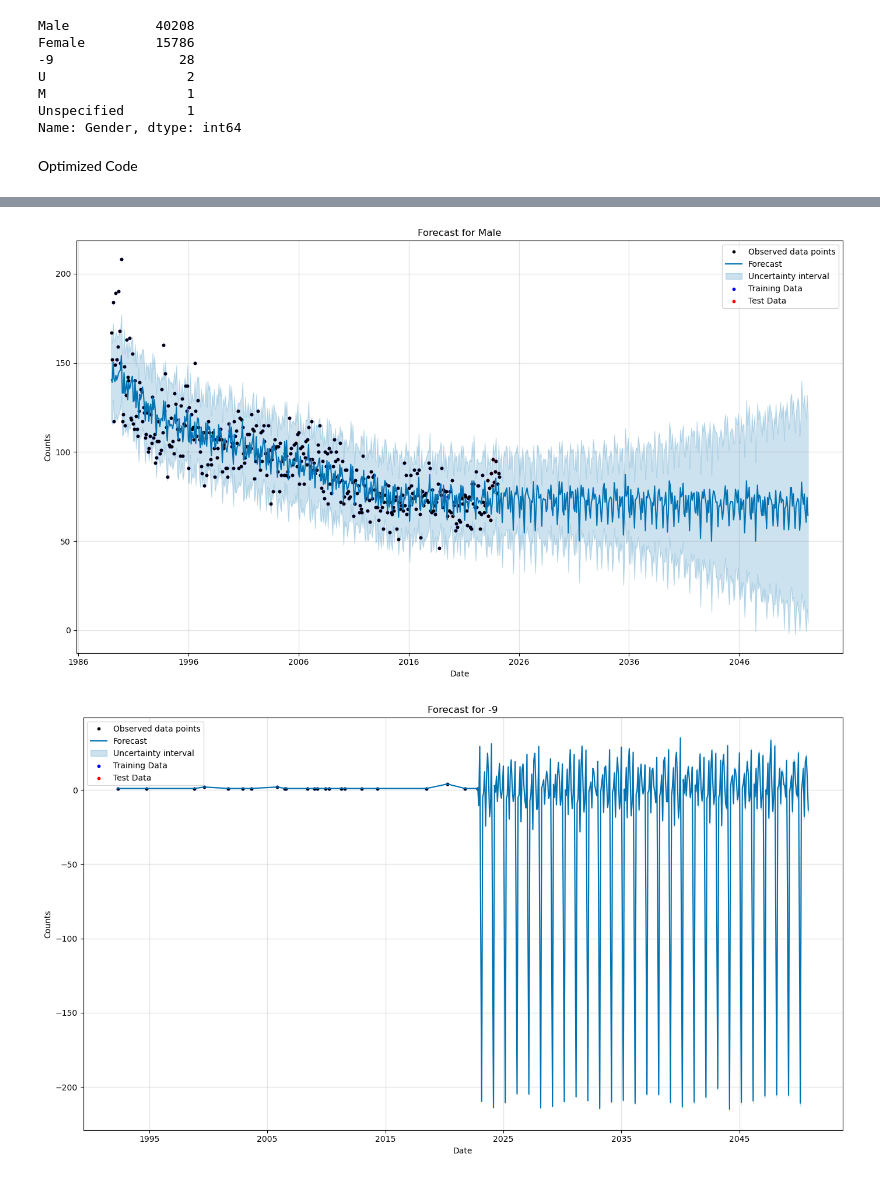
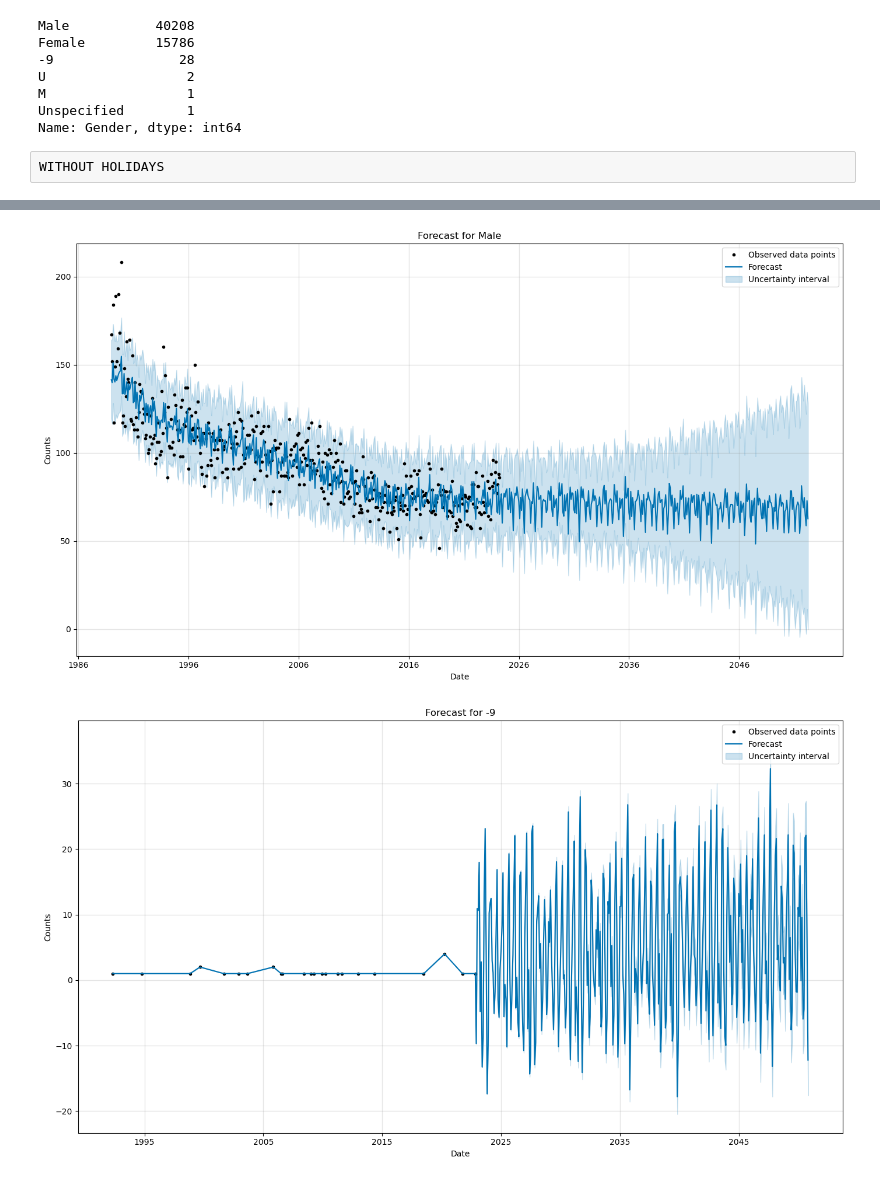
Before and after one commit to mraminamiri/Time-Seri, a Jupyter notebook: gender/Gender.ipynb, the cells around one changed output, grey strips where cells are left out. Cells and saved outputs as stored; diff of their text form; code cells hidden in the pictures.

```diff
--- a/gender/Gender.ipynb
+++ b/gender/Gender.ipynb
@@ -24,14 +29,19 @@ U                  2
 M                  1
 Unspecified        1
 Name: Gender, dtype: int64
-# %% [markdown]
-Optimized Code
+# %% [raw]
+WITHOUT HOLIDAYS
 # %%
-import pandas as pd
-import matplotlib.pyplot as plt
-from sklearn.metrics import mean_absolute_error, mean_squared_error, r2_score
-from statsmodels.tsa.stattools import adfuller
+#WITHOUT HOLIDAYS
+#WITHOUT HOLIDAYS
+#WITHOUT HOLIDAYS
+#WITHOUT HOLIDAYS
+#WITHOUT HOLIDAYS
+#WITHOUT HOLIDAYS
 
+
+
+# Function to calculate mean absolute percentage error
 def mean_absolute_percentage_error(y_true, y_pred):
     y_true, y_pred = pd.Series(y_true), pd.Series(y_pred)
     return (abs((y_true - y_pred) / y_true)).mean() * 100
@@ -69,7 +79,7 @@ def forecast_feature(data, feature):
         # Initialize and fit the Prophet model
         model = Prophet(interval_width=0.95,
                         yearly_seasonality=True,
-                        daily_seasonality=True,
+                        daily_seasonality=False,
                         weekly_seasonality=True,
                         seasonality_mode='additive')
         model.fit(value_data)
@@ -115,12 +125,12 @@ for value, forecast in forecasts.items():
     print(f"{value} - MAE: {mae:.2f}, MSE: {mse:.2f}, MAPE: {mape:.2f}%")
     print(f"Forecast vs Actual for first three months of 2024 for {value}:")
     future_2024 = forecast[(forecast['ds'] >= '2024-01-01') & (forecast['ds'] <= '2024-03-31')]
-    print(future_2024[['ds', 'yhat', 'yhat_lower', 'yhat_upper']])
+    print(future_2024[['ds', 'yhat', 'yhat_lower', 'yhat_upper']].round(2))
 
     # Filter actual counts for first three months of 2024
     actual_counts_2024 = data[(data['Date'] >= '2024-01-01') & (data['Date'] <= '2024-03-31') & (data[feature] == value)]
     actual_counts_2024 = actual_counts_2024.groupby('Date').size().reset_index(name='Counts')
-    print(actual_counts_2024)
+    print(actual_counts_2024.round(2))
     print()
 
     # Print forecast for 2030, 2040, and 2050
@@ -129,17 +139,24 @@ for value, forecast in forecasts.items():
     future_2050 = forecast[(forecast['ds'] >= '2050-01-01') & (forecast['ds'] <= '2050-12-31')]
 
     print(f"Forecast for {value} in 2030:")
-    print(future_2030[['ds', 'yhat', 'yhat_lower', 'yhat_upper']])
+    print(future_2030[['ds', 'yhat', 'yhat_lower', 'yhat_upper']].round(2))
     print()
 
     print(f"Forecast for {value} in 2040:")
-    print(future_2040[['ds', 'yhat', 'yhat_lower', 'yhat_upper']])
+    print(future_2040[['ds', 'yhat', 'yhat_lower', 'yhat_upper']].round(2))
     print()
 
     print(f"Forecast for {value} in 2050:")
-    print(future_2050[['ds', 'yhat', 'yhat_lower', 'yhat_upper']])
+    print(future_2050[['ds', 'yhat', 'yhat_lower', 'yhat_upper']].round(2))
     print()
+    total_2030 = future_2030['yhat'].sum()
+    total_2040 = future_2040['yhat'].sum()
+    total_2050 = future_2050['yhat'].sum()
 
+    print(f"Total forecasted counts for {value} in 2030: {total_2030:.2f}")
+    print(f"Total forecasted counts for {value} in 2040: {total_2040:.2f}")
+    print(f"Total forecasted counts for {value} in 2050: {total_2050:.2f}")
+    print()
 # Plot the forecasts in separate figures
 for value, forecast in forecasts.items():
     fig, ax = plt.subplots(figsize=(14, 8))
@@ -147,12 +164,12 @@ for value, forecast in forecasts.items():
     model.plot(forecast, ax=ax, xlabel='Date', ylabel='Counts')
 
     # Plot training data
-    train_time_data = data[data[feature] == value].groupby('Date').size().reset_index(name='Counts')
-    ax.scatter(train_time_data['Date'], train_time_data['Counts'], color='blue', s=10, label='Training Data')
+    #train_time_data = data[data[feature] == value].groupby('Date').size().reset_index(name='Counts')
+    #ax.scatter(train_time_data['Date'], train_time_data['Counts'], color='blue', s=10, label='Training Data')
 
     # Plot test data
-    test_time_data = test_data[test_data[feature] == value].groupby('Date').size().reset_index(name='Counts')
-    ax.scatter(test_time_data['Date'], test_time_data['Counts'], color='red', s=10, label='Test Data')
+   # test_time_data = test_data[test_data[feature] == value].groupby('Date').size().reset_index(name='Counts')
+    #ax.scatter(test_time_data['Date'], test_time_data['Counts'], color='red', s=10, label='Test Data')
 
     ax.legend()
     ax.set_title(f'Forecast for {value}')
@@ -170,14 +187,14 @@ for value, forecast in forecasts.items():
     time_data = data[data[feature] == value].groupby('Date').size().reset_index(name='Counts')
     adf_result = adfuller(time_data['Counts'])
     print(f"\n{feature}: {value}")
-    print(f"ADF Statistic: {adf_result[0]}")
-    print(f"p-value: {adf_result[1]}")
-    for key, value in adf_result[4].items():
-        print(f"Critical Value {key}: {value}")
+    print(f"ADF Statistic: {adf_result[0]:.2f}")
+    print(f"p-value: {adf_result[1]:.2f}")
+    for key, val in adf_result[4].items():
+        print(f"Critical Value {key}: {val:.2f}")
 
 # Print actual counts for each year from 2013 to 2023
 print("\nActual Counts per Year (2013-2023):")
 for year in range(2013, 2024):
     year_counts = data[(data['Year'] == year) & (data['Gender'].isin(['Male', 'Female']))].groupby('Year').size().reset_index(name='Counts')
-    print(f"Year {year}: {year_counts['Counts'].sum()} counts")
+    print(f"Year {year}: {year_counts['Counts'].sum():.2f} counts")
 # %% [output]
@@ -208,5 +225,5 @@ No actual data for -9 in 2023.
-[figure, old version]
+[figure, new version]
-[figure, old version]
+[figure, new version]
 Dickey-Fuller Test Results:
 
 Gender: Female
```
Also changed, not shown: parts of 6 cells of this notebook.
